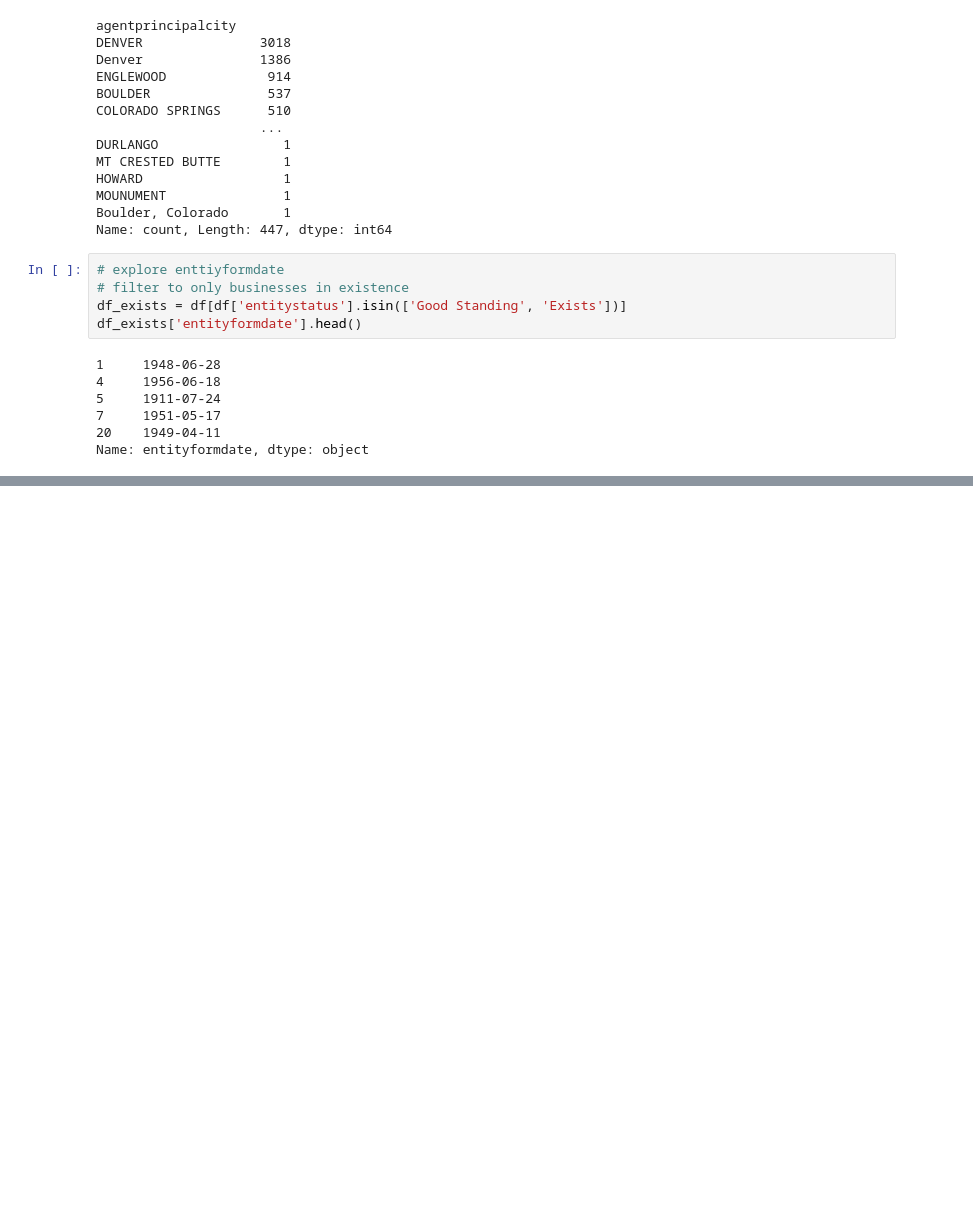
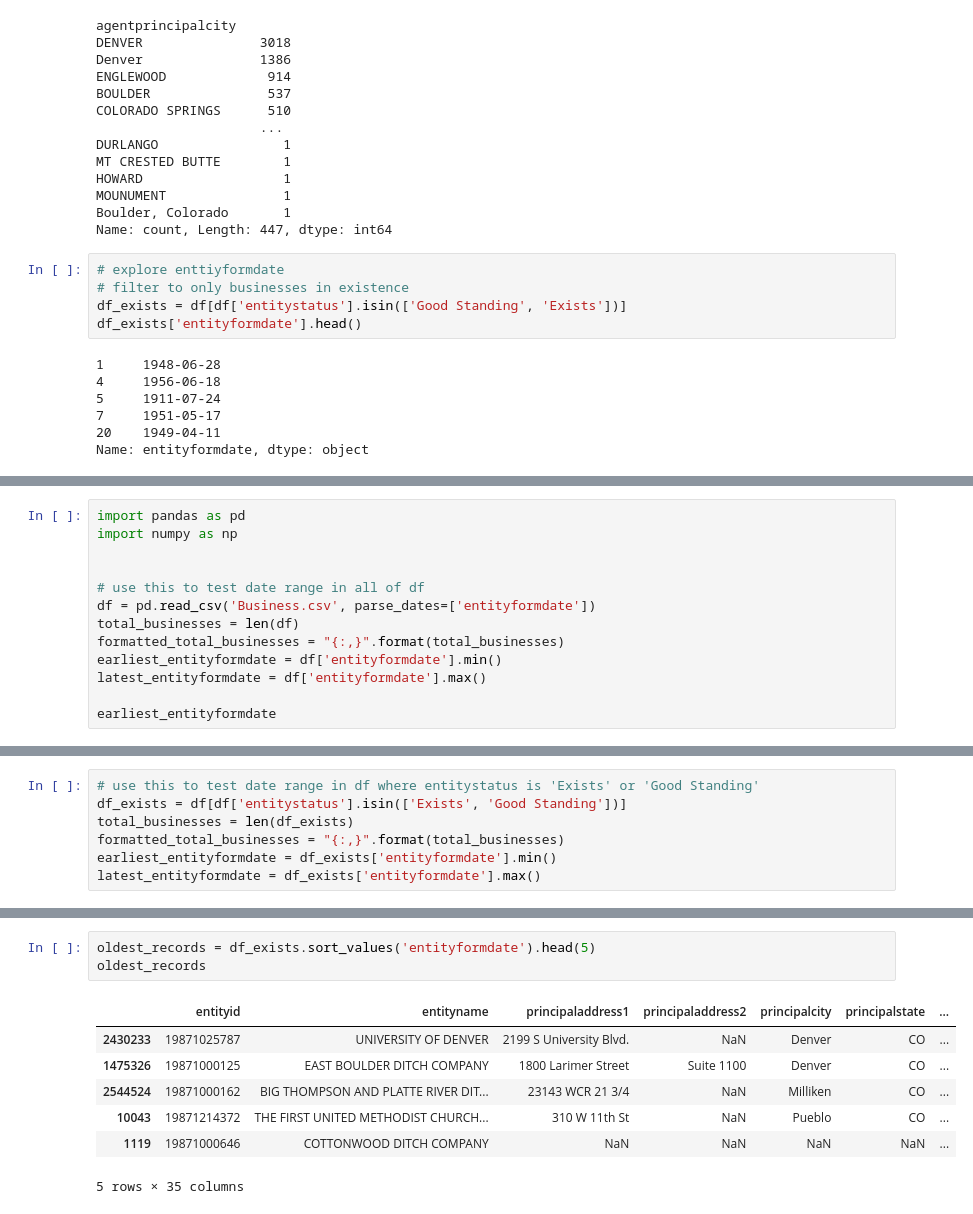
Before and after one commit to fullstacc/colorado-businesses, a Jupyter notebook: eda.ipynb, the cells around one changed output, grey strips where cells are left out. Saved outputs shown, nothing was run; the diff lists cells and outputs as text; blank space fills up the shorter version.

```diff
--- a/eda.ipynb
+++ b/eda.ipynb
@@ -370,0 +380,13 @@ Name: entityformdate, dtype: object
+# %%
+import pandas as pd
+import numpy as np
+
+
+# use this to test date range in all of df
+df = pd.read_csv('Business.csv', parse_dates=['entityformdate'])
+total_businesses = len(df)
+formatted_total_businesses = "{:,}".format(total_businesses)
+earliest_entityformdate = df['entityformdate'].min()
+latest_entityformdate = df['entityformdate'].max()
+
+earliest_entityformdate
@@ -370,0 +411,7 @@ Name: entityformdate, dtype: object
+# %%
+# use this to test date range in df where entitystatus is 'Exists' or 'Good Standing'
+df_exists = df[df['entitystatus'].isin(['Exists', 'Good Standing'])]
+total_businesses = len(df_exists)
+formatted_total_businesses = "{:,}".format(total_businesses)
+earliest_entityformdate = df_exists['entityformdate'].min()
+latest_entityformdate = df_exists['entityformdate'].max()
@@ -370,0 +423,11 @@ Name: entityformdate, dtype: object
+# %%
+oldest_records = df_exists.sort_values('entityformdate').head(5)
+oldest_records
+# %% [output]
+|  | entityid | entityname | principaladdress1 | principaladdress2 | principalcity | principalstate | ... |
+| 2430233 | 19871025787 | UNIVERSITY OF DENVER | 2199 S University Blvd. | NaN | Denver | CO | ... |
+| 1475326 | 19871000125 | EAST BOULDER DITCH COMPANY | 1800 Larimer Street | Suite 1100 | Denver | CO | ... |
+| 2544524 | 19871000162 | BIG THOMPSON AND PLATTE RIVER DIT... | 23143 WCR 21 3/4 | NaN | Milliken | CO | ... |
+| 10043 | 19871214372 | THE FIRST UNITED METHODIST CHURCH... | 310 W 11th St | NaN | Pueblo | CO | ... |
+| 1119 | 19871000646 | COTTONWOOD DITCH COMPANY | NaN | NaN | NaN | NaN | ... |
+5 rows × 35 columns
```
Also changed, not shown: parts of 5 cells of this notebook, 3 other files.
